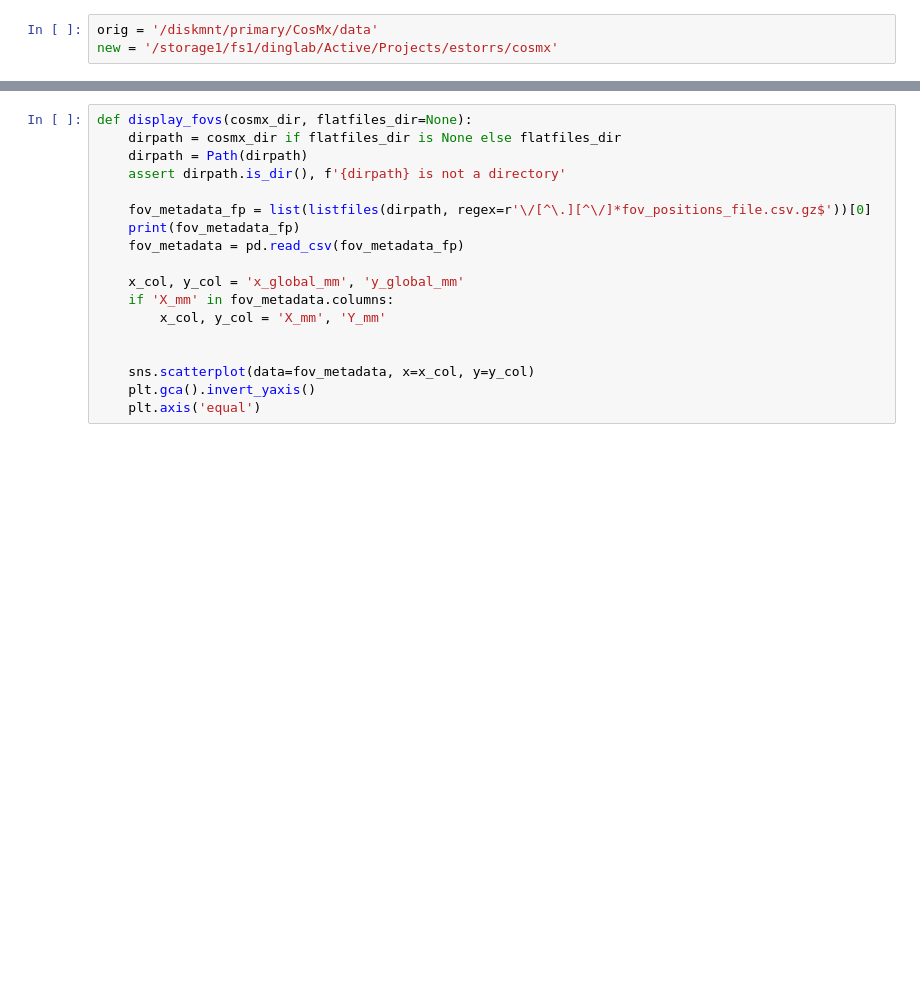
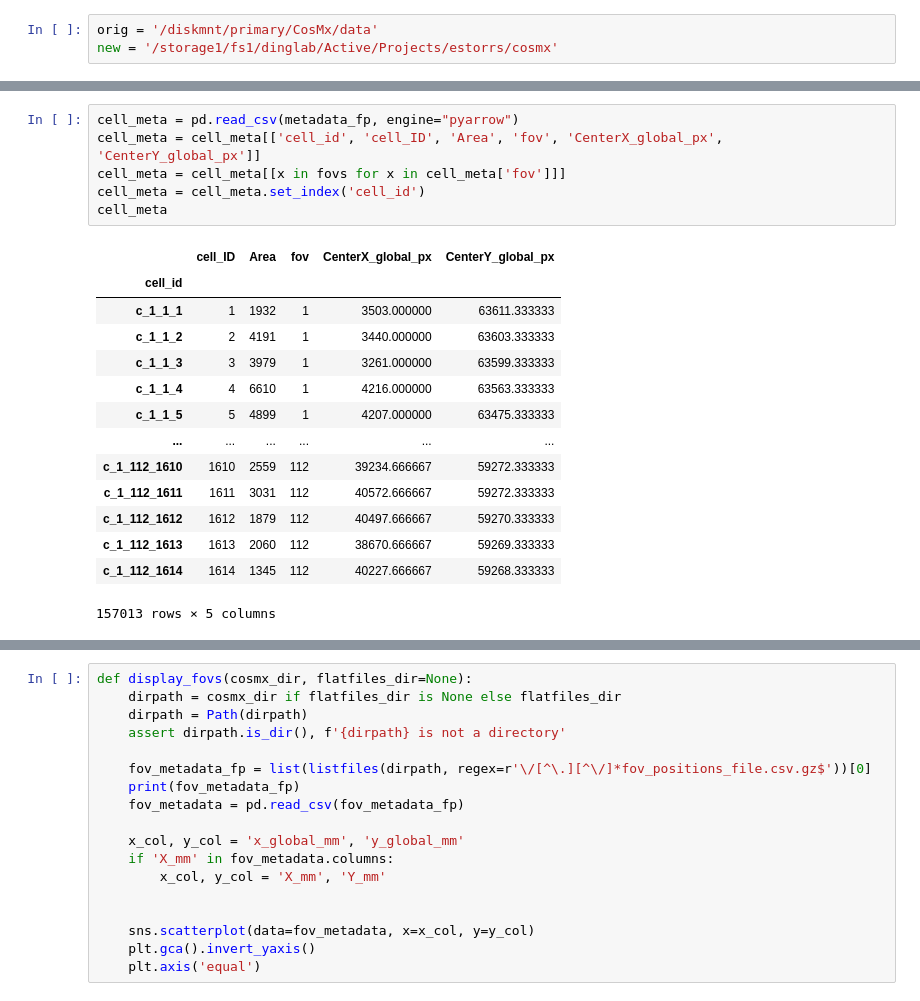
Before and after one commit to estorrs/3d-analysis, a Jupyter notebook: notebooks/1_cosmx_preprocessing.ipynb, the cells around one changed output, grey strips where cells are left out. Cells and saved outputs as stored; diff of their text form; blank space fills up the shorter version.

```diff
--- a/notebooks/1_cosmx_preprocessing.ipynb
+++ b/notebooks/1_cosmx_preprocessing.ipynb
@@ -98 +176,22 @@ NameError: name 'filepath' is not defined
+# %%
+cell_meta = pd.read_csv(metadata_fp, engine="pyarrow")
+cell_meta = cell_meta[['cell_id', 'cell_ID', 'Area', 'fov', 'CenterX_global_px', 'CenterY_global_px']]
+cell_meta = cell_meta[[x in fovs for x in cell_meta['fov']]]
+cell_meta = cell_meta.set_index('cell_id')
+cell_meta
+# %% [output]
+|  | cell_ID | Area | fov | CenterX_global_px | CenterY_global_px |
+| cell_id |  |  |  |  |  |
+| c_1_1_1 | 1 | 1932 | 1 | 3503.000000 | 63611.333333 |
+| c_1_1_2 | 2 | 4191 | 1 | 3440.000000 | 63603.333333 |
+| c_1_1_3 | 3 | 3979 | 1 | 3261.000000 | 63599.333333 |
+| c_1_1_4 | 4 | 6610 | 1 | 4216.000000 | 63563.333333 |
+| c_1_1_5 | 5 | 4899 | 1 | 4207.000000 | 63475.333333 |
+| ... | ... | ... | ... | ... | ... |
+| c_1_112_1610 | 1610 | 2559 | 112 | 39234.666667 | 59272.333333 |
+| c_1_112_1611 | 1611 | 3031 | 112 | 40572.666667 | 59272.333333 |
+| c_1_112_1612 | 1612 | 1879 | 112 | 40497.666667 | 59270.333333 |
+| c_1_112_1613 | 1613 | 2060 | 112 | 38670.666667 | 59269.333333 |
+| c_1_112_1614 | 1614 | 1345 | 112 | 40227.666667 | 59268.333333 |
+157013 rows × 5 columns
 # %%
```
Also changed, not shown: parts of 13 cells of this notebook, 8 other files.
